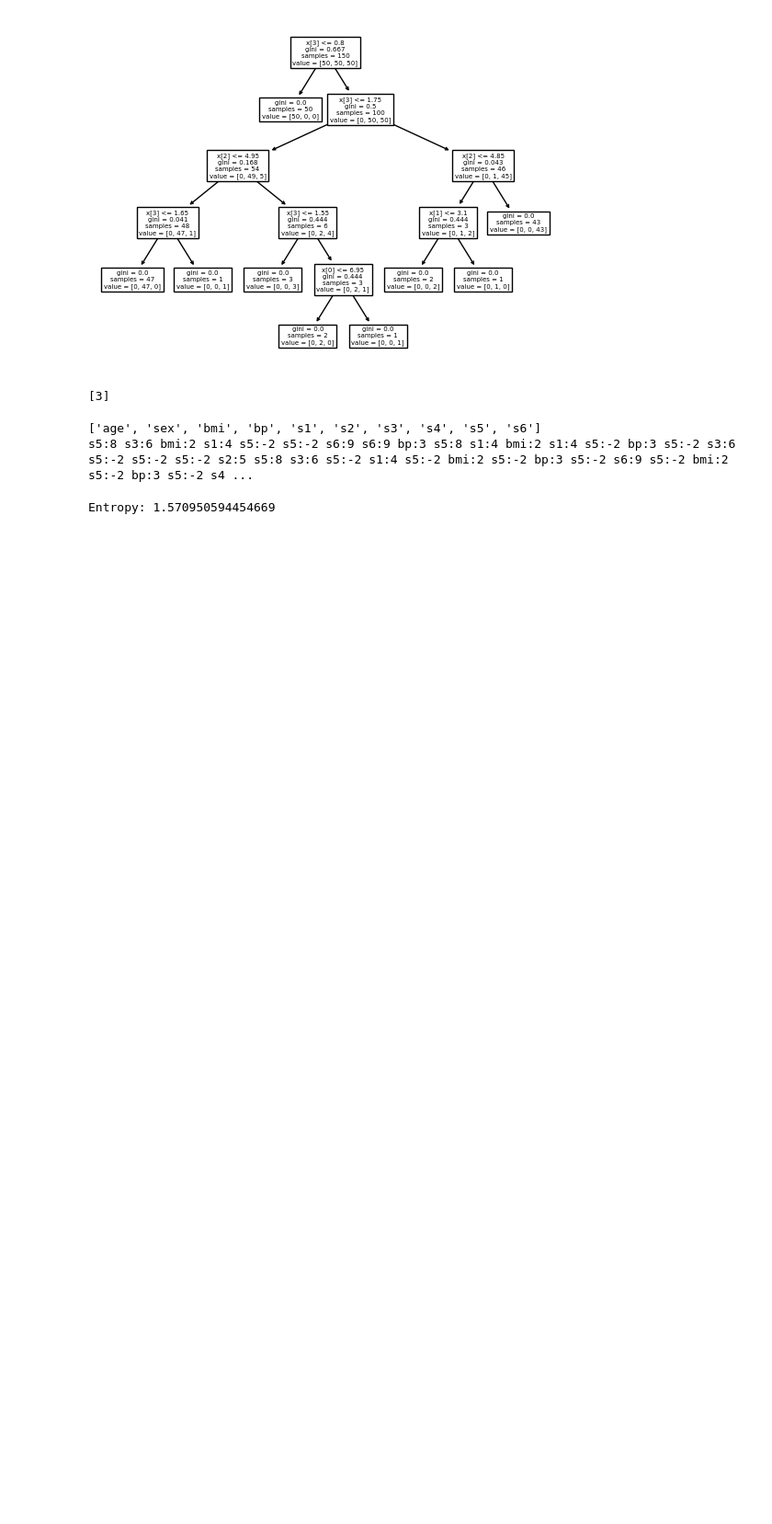
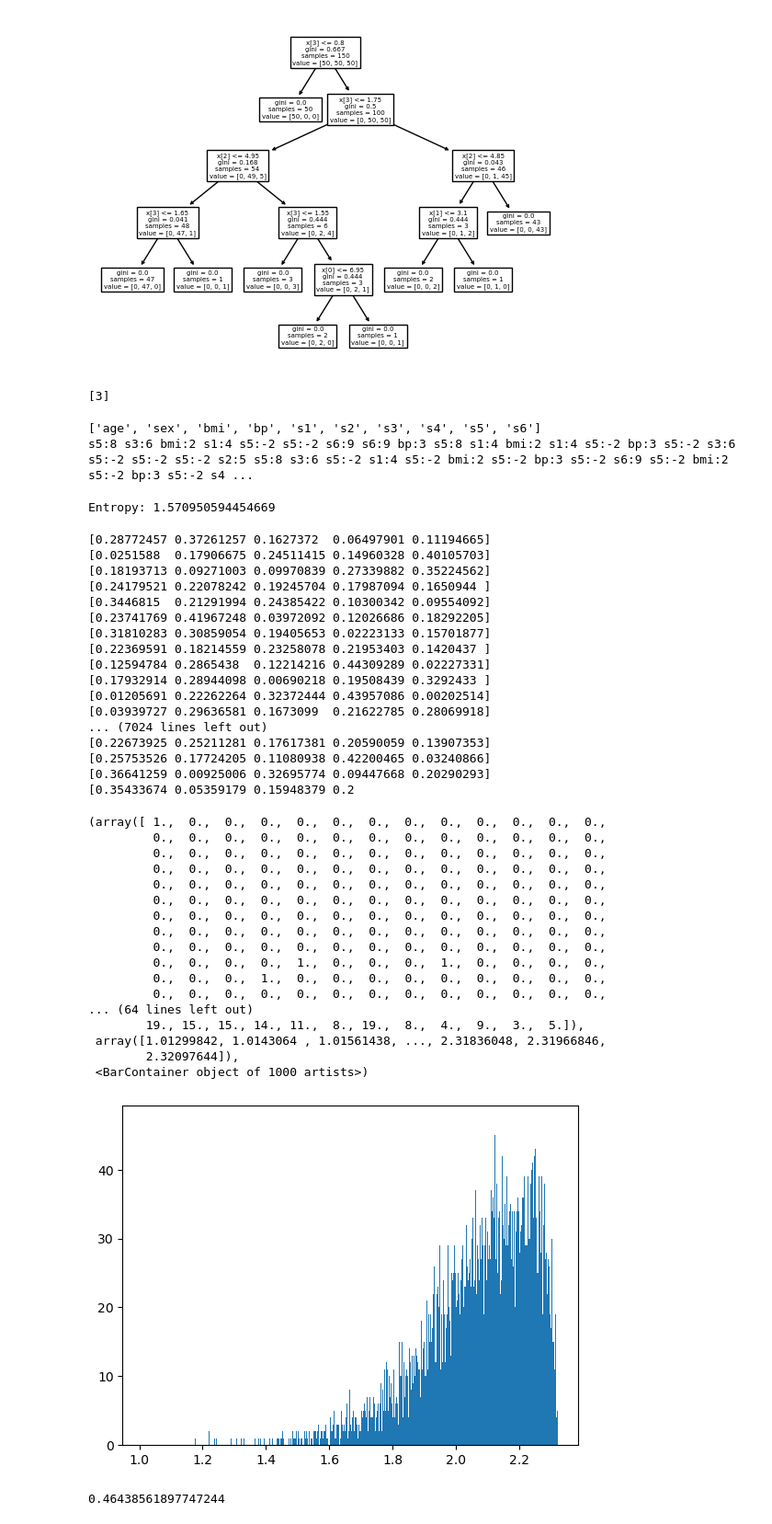
Before and after one commit to papazhu1/forest_based_tree, a Jupyter notebook: test.ipynb, the cells around one changed output. Shown at 92% size. Cells and saved outputs as stored; diff of their text form; code cells hidden in the pictures; blank space fills up the shorter version.

```diff
--- a/test.ipynb
+++ b/test.ipynb
@@ -257,3 +257,62 @@ entropy_value = stats.entropy(probabilities, base=2)  # Using base 2 for binary
 print("Entropy:", entropy_value)
 # %% [output]
 Entropy: 1.570950594454669
+# %%
+import numpy as np
+import matplotlib.pyplot as plt
+res_list = []
+for i in range(10000):
+    # 生成一个随机数组，这里以长度为5的数组为例
+    random_array = np.random.rand(5)
+
+    # 归一化数组，使得总和为1
+    normalized_array = random_array / np.sum(random_array)
+    res = 0
+    for i in normalized_array:
+        res += -i * np.log2(i)
+    if(res > 1):
+        print(normalized_array)
+    res_list.append(res)
+
+# 画出res_list的分布
+plt.hist(res_list, bins=1000)
+# %% [output]
+[0.28772457 0.37261257 0.1627372  0.06497901 0.11194665]
+[0.0251588  0.17906675 0.24511415 0.14960328 0.40105703]
+[0.18193713 0.09271003 0.09970839 0.27339882 0.35224562]
+[0.24179521 0.22078242 0.19245704 0.17987094 0.1650944 ]
+[0.3446815  0.21291994 0.24385422 0.10300342 0.09554092]
+[0.23741769 0.41967248 0.03972092 0.12026686 0.18292205]
+[0.31810283 0.30859054 0.19405653 0.02223133 0.15701877]
+[0.22369591 0.18214559 0.23258078 0.21953403 0.1420437 ]
+[0.12594784 0.2865438  0.12214216 0.44309289 0.02227331]
+[0.17932914 0.28944098 0.00690218 0.19508439 0.3292433 ]
+[0.01205691 0.22262264 0.32372444 0.43957086 0.00202514]
+[0.03939727 0.29636581 0.1673099  0.21622785 0.28069918]
+... (7024 lines left out)
+[0.22673925 0.25211281 0.17617381 0.20590059 0.13907353]
+[0.25753526 0.17724205 0.11080938 0.42200465 0.03240866]
+[0.36641259 0.00925006 0.32695774 0.09447668 0.20290293]
+[0.35433674 0.05359179 0.15948379 0.2
+(array([ 1.,  0.,  0.,  0.,  0.,  0.,  0.,  0.,  0.,  0.,  0.,  0.,  0.,
+         0.,  0.,  0.,  0.,  0.,  0.,  0.,  0.,  0.,  0.,  0.,  0.,  0.,
+         0.,  0.,  0.,  0.,  0.,  0.,  0.,  0.,  0.,  0.,  0.,  0.,  0.,
+         0.,  0.,  0.,  0.,  0.,  0.,  0.,  0.,  0.,  0.,  0.,  0.,  0.,
+         0.,  0.,  0.,  0.,  0.,  0.,  0.,  0.,  0.,  0.,  0.,  0.,  0.,
+         0.,  0.,  0.,  0.,  0.,  0.,  0.,  0.,  0.,  0.,  0.,  0.,  0.,
+         0.,  0.,  0.,  0.,  0.,  0.,  0.,  0.,  0.,  0.,  0.,  0.,  0.,
+         0.,  0.,  0.,  0.,  0.,  0.,  0.,  0.,  0.,  0.,  0.,  0.,  0.,
+         0.,  0.,  0.,  0.,  0.,  0.,  0.,  0.,  0.,  0.,  0.,  0.,  0.,
+         0.,  0.,  0.,  0.,  1.,  0.,  0.,  0.,  1.,  0.,  0.,  0.,  0.,
+         0.,  0.,  0.,  1.,  0.,  0.,  0.,  0.,  0.,  0.,  0.,  0.,  0.,
+         0.,  0.,  0.,  0.,  0.,  0.,  0.,  0.,  0.,  0.,  0.,  0.,  0.,
+... (64 lines left out)
+        19., 15., 15., 14., 11.,  8., 19.,  8.,  4.,  9.,  3.,  5.]),
+ array([1.01299842, 1.0143064 , 1.01561438, ..., 2.31836048, 2.31966846,
+        2.32097644]),
+ <BarContainer object of 1000 artists>)
+[figure, added]
+# %%
+print(-0.2*np.log2(0.2))
+# %% [output]
+0.46438561897747244
```
